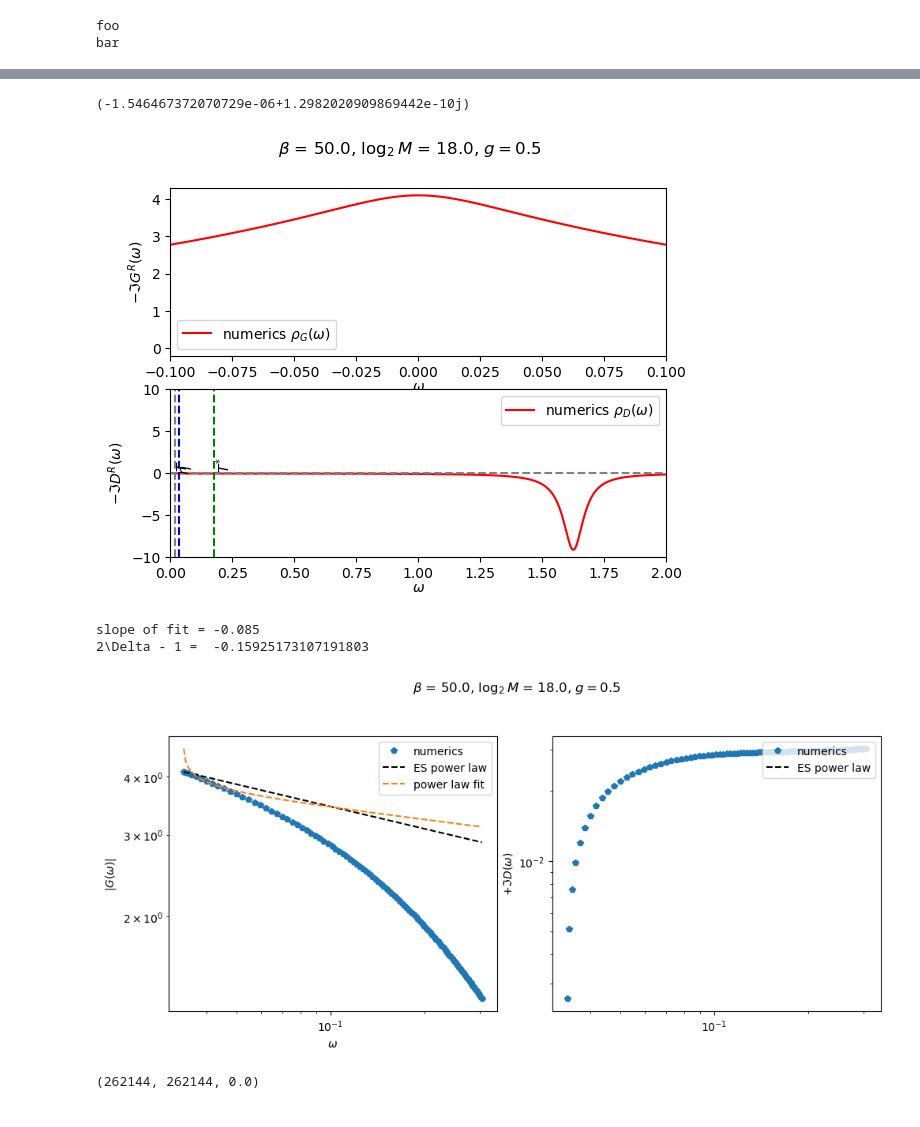
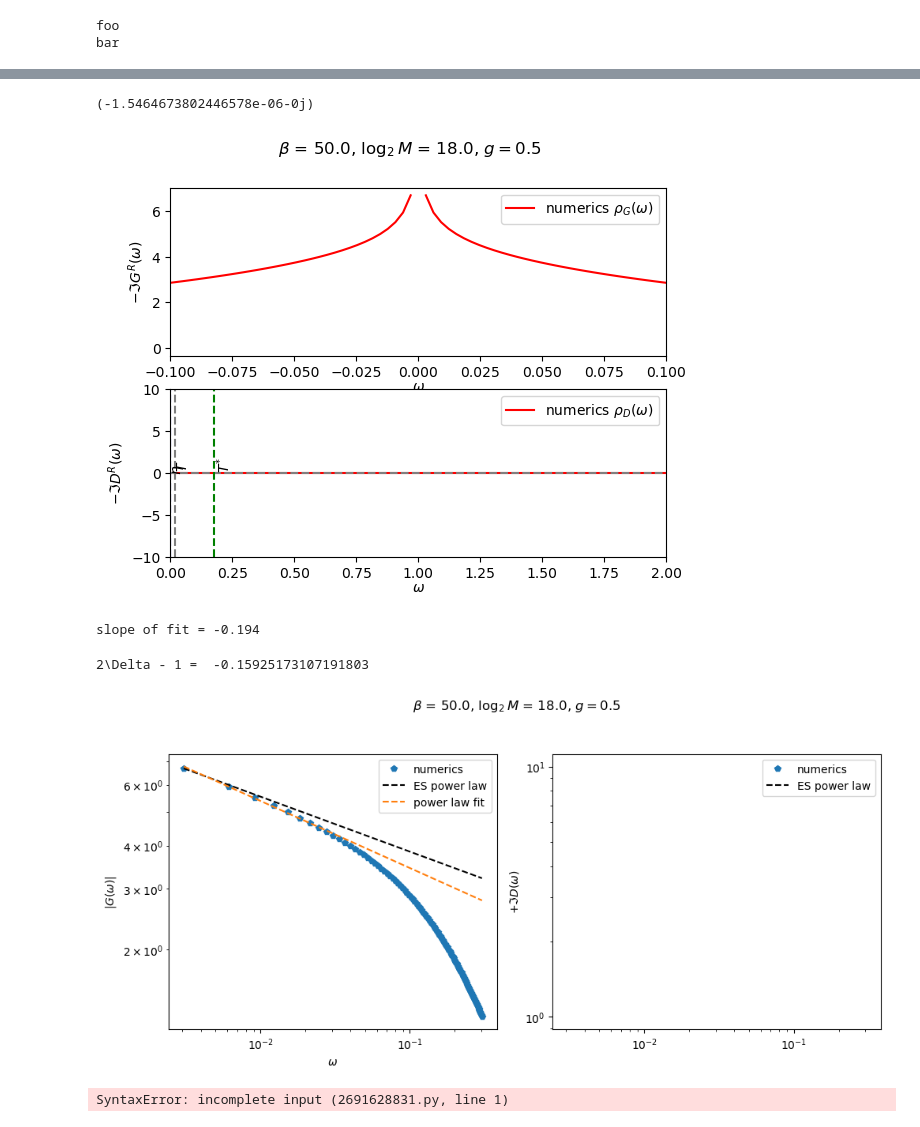
Before and after one commit to aravindhshankar/TwoSidedYSYK, a Jupyter notebook: Benchmarking/FindScalingInRealTimeES_YSYK.ipynb, the cells around one changed output, grey strips where cells are left out. Saved outputs shown, nothing was run; the diff lists cells and outputs as text; code cells hidden in the pictures.

```diff
--- a/Benchmarking/FindScalingInRealTimeES_YSYK.ipynb
+++ b/Benchmarking/FindScalingInRealTimeES_YSYK.ipynb
@@ -30,7 +30,7 @@ dw = np.pi/(M*dt)
 #eta = dw*2.1
 #eta = dw*1.000001
 #eta = dw*0.1
-eta = dw*11.
+eta = dw*0.
 
 omega = dw * (np.arange(2*M) - M)
 np.testing.assert_almost_equal(dt*dw*M,np.pi,5, "Error in fundamentals")
@@ -127,15 +127,15 @@ ax[1].text(Tstar+0.002,0.4, r'$T^{*}$',rotation=90)
 
 print(DRomega[-1])
 # %% [output]
-(-1.546467372070729e-06+1.2982020909869442e-10j)
+(-1.5464673802446578e-06-0j)
-[figure, old version]
+[figure, new version]
 # %%
 # powD = 1. - 4*Delta
 delta = 0.420374134464041
 start,stop = M+1, M+100
 
 #eta = 0
-fitslice = slice(start+4, start + 10)
+fitslice = slice(start, start + 10)
 functoplot = rhoG
 m,c = np.polyfit(np.log(omega[fitslice]), np.log(np.abs(functoplot[fitslice])),1)
 print(f'slope of fit = {m:.03f}')
@@ -171,37 +171,37 @@ fig.set_figwidth(10)
 titlestring = r'$\beta$ = ' + str(beta) + r', $\log_2{M}$ = ' + str(np.log2(M)) + r', $g = $' + str(g)
 fig.suptitle(titlestring)
 fig.tight_layout(pad=2)
 
 ax1.loglog(np.abs(omega[start:stop]+1j*eta), -np.imag(GRomega[start:stop]),'p',label = 'numerics')
 #ax1.loglog(np.abs(omega[start:stop]+1j*eta), np.abs(GRomega[start:stop]),'p',label = 'numerics')
 ax1.loglog(np.abs(omega[start:stop]+1j*eta), conf_fit_G[start:stop],'k--',label = 'ES power law')
 ax1.loglog(np.abs(omega[start:stop]+1j*eta), np.exp(c)*(omega[start:stop])**m, '--', label = 'power law fit')
 
 ax1.set_xlabel(r'$\omega$')
 #ax1.set_ylabel(r'$-\,\Im{G(\omega)}$')
 ax1.set_ylabel(r'$|G(\omega)|$')
 #ax1.set_aspect('equal', adjustable='box')
 #ax1.axis('square')
 ax1.legend(loc = 'upper right')
 #ax1.set_xlim(1e-3,1e-1)
 
 ax2.loglog(np.abs(omega[start:stop]+1j*eta), np.imag(DRomega[start:stop]),'p',label='numerics')
 #ax2.loglog(np.abs(omega[start:stop]+1j*eta), np.abs(DRomega[start:stop]),'p',label='numerics')
 ax2.loglog(np.abs(omega[start:stop]+1j*eta), conf_fit_D,'k--',label = 'ES power law')
 
 #ax2.set_xlabel(r'$\omega$')
 ax2.set_ylabel(r'$+\Im{D(\omega)}$',labelpad = None)
 #ax2.set_ylabel(r'$|D(\omega)|$',labelpad = None)
 #ax2.set_aspect('equal', adjustable='box')
 ax2.legend(loc = 'upper right')
 #ax2.set_xlim(1e-3,1e-1)
 
 print('2\Delta - 1 = ', 2*delta-1)
 # %% [output]
-slope of fit = -0.085
-2\Delta - 1 =  -0.15925173107191803
+slope of fit = -0.194
+2\Delta - 1 =  -0.15925173107191803
-[figure, old version]
+[figure, new version]
 # %%
-len(omega)//2 , M, omega[M]
+len(omega)//2 , M, omega[M
 # %% [output]
-(262144, 262144, 0.0)
+SyntaxError: incomplete input (2691628831.py, line 1)
```
Also changed, not shown: parts of 1 cell of this notebook, 2 other files.
